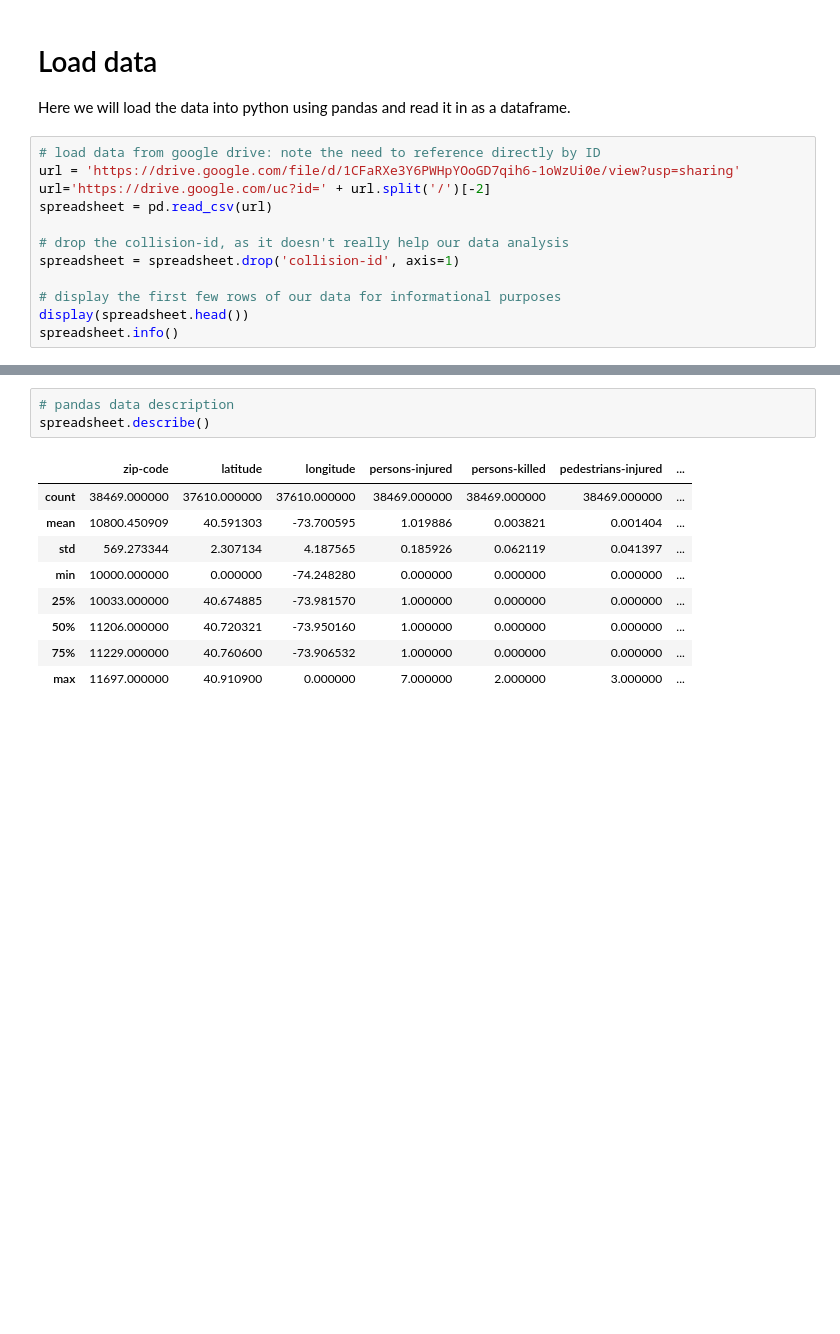
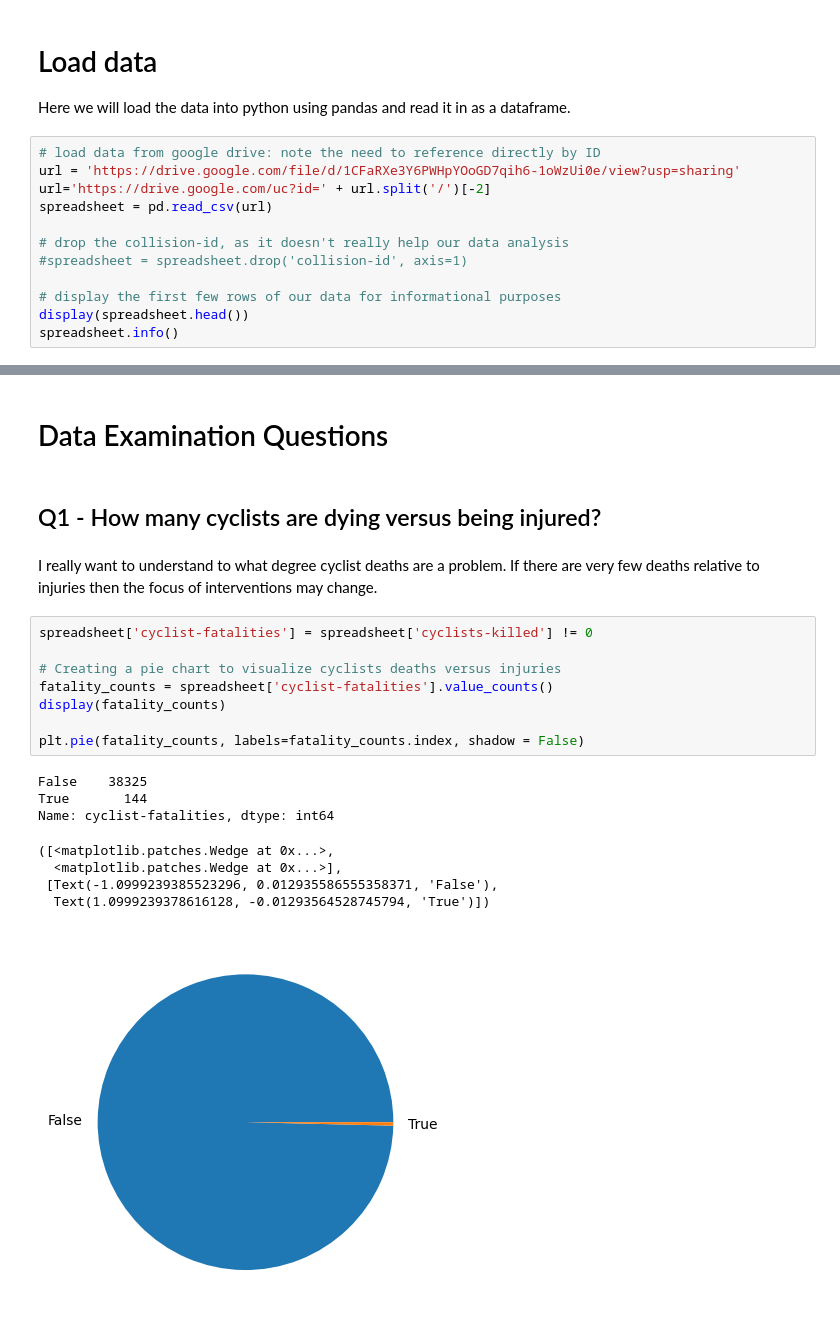
Before and after one commit to vanepsm/cs5262-cyclist-crashes-nyc, a Jupyter notebook: nyc_cyclist_accidents.ipynb, the cells around one changed output, grey strips where cells are left out. Drawn from its saved outputs; the diff is of its cells as text; blank space fills up the shorter version.

```diff
--- a/nyc_cyclist_accidents.ipynb
+++ b/nyc_cyclist_accidents.ipynb
@@ -200,7 +125,7 @@ url='https://drive.google.com/uc?id=' + url.split('/')[-2]
 spreadsheet = pd.read_csv(url)
 
 # drop the collision-id, as it doesn't really help our data analysis
-spreadsheet = spreadsheet.drop('collision-id', axis=1)
+#spreadsheet = spreadsheet.drop('collision-id', axis=1)
 
 # display the first few rows of our data for informational purposes
 display(spreadsheet.head())
@@ -233,13 +158,23 @@ memory usage: 6.5+ MB
-# %%
-# pandas data description
-spreadsheet.describe()
-# %% [output]
-|  | zip-code | latitude | longitude | persons-injured | persons-killed | pedestrians-injured | ... |
-| count | 38469.000000 | 37610.000000 | 37610.000000 | 38469.000000 | 38469.000000 | 38469.000000 | ... |
-| mean | 10800.450909 | 40.591303 | -73.700595 | 1.019886 | 0.003821 | 0.001404 | ... |
-| std | 569.273344 | 2.307134 | 4.187565 | 0.185926 | 0.062119 | 0.041397 | ... |
-| min | 10000.000000 | 0.000000 | -74.248280 | 0.000000 | 0.000000 | 0.000000 | ... |
-| 25% | 10033.000000 | 40.674885 | -73.981570 | 1.000000 | 0.000000 | 0.000000 | ... |
-| 50% | 11206.000000 | 40.720321 | -73.950160 | 1.000000 | 0.000000 | 0.000000 | ... |
-| 75% | 11229.000000 | 40.760600 | -73.906532 | 1.000000 | 0.000000 | 0.000000 | ... |
-| max | 11697.000000 | 40.910900 | 0.000000 | 7.000000 | 2.000000 | 3.000000 | ... |
+# %% [markdown]
+# Data Examination Questions
+# %% [markdown]
+## Q1 - How many cyclists are dying versus being injured?
+# %% [markdown]
+I really want to understand to what degree cyclist deaths are a problem.  If there are very few deaths relative to injuries then the focus of interventions may change.
+# %%
+spreadsheet['cyclist-fatalities'] = spreadsheet['cyclists-killed'] != 0
+
+# Creating a pie chart to visualize cyclists deaths versus injuries
+fatality_counts = spreadsheet['cyclist-fatalities'].value_counts()
+display(fatality_counts)
+
+plt.pie(fatality_counts, labels=fatality_counts.index, shadow = False)
+# %% [output]
+False    38325
+True       144
+Name: cyclist-fatalities, dtype: int64
+([<matplotlib.patches.Wedge at 0x...>,
+  <matplotlib.patches.Wedge at 0x...>],
+ [Text(-1.0999239385523296, 0.012935586555358371, 'False'),
+  Text(1.0999239378616128, -0.01293564528745794, 'True')])
+[figure, added]
```
Also changed, not shown: parts of 11 cells of this notebook.
